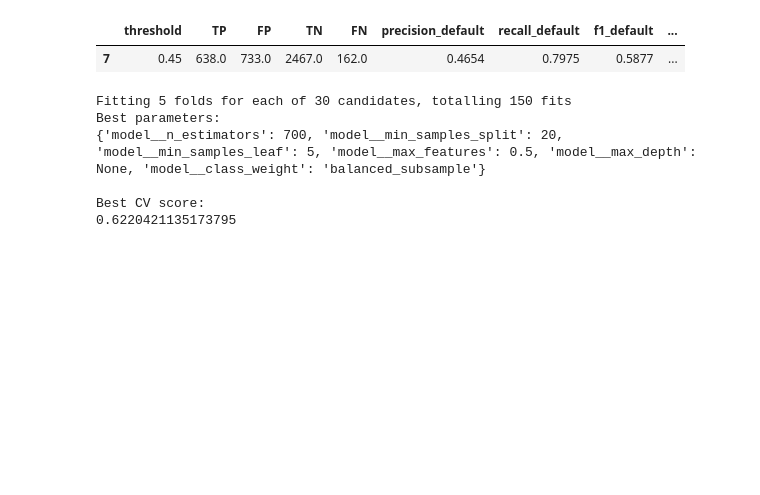
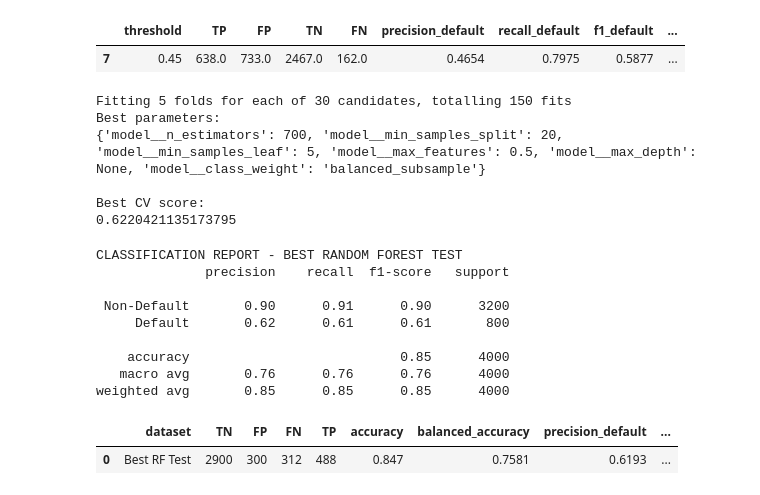
Before and after one commit to andikadibyaa/crs, a Jupyter notebook: backend/crs.ipynb, the cells around one changed output. Saved outputs shown, nothing was run; the diff lists cells and outputs as text; code cells hidden in the pictures; blank space fills up the shorter version.

```diff
--- a/backend/crs.ipynb
+++ b/backend/crs.ipynb
@@ -2389,3 +2389,36 @@ Best parameters:
 
 Best CV score:
 0.6220421135173795
+# %%
+best_rf_pipeline = random_search_rf.best_estimator_
+
+y_test_pred_best_rf = best_rf_pipeline.predict(X_test_rf)
+y_test_proba_best_rf = best_rf_pipeline.predict_proba(X_test_rf)[:, 1]
+
+print("CLASSIFICATION REPORT - BEST RANDOM FOREST TEST")
+print(classification_report(
+    y_test_rf,
+    y_test_pred_best_rf,
+    target_names=['Non-Default', 'Default']
+))
+
+best_rf_eval = pd.DataFrame([
+    evaluate_rf(y_test_rf, y_test_pred_best_rf, y_test_proba_best_rf, 'Best RF Test')
+])
+
+metric_cols = best_rf_eval.columns.drop(['dataset', 'TN', 'FP', 'FN', 'TP'])
+best_rf_eval[metric_cols] = best_rf_eval[metric_cols].round(4)
+
+display(best_rf_eval)
+# %% [output]
+CLASSIFICATION REPORT - BEST RANDOM FOREST TEST
+              precision    recall  f1-score   support
+
+ Non-Default       0.90      0.91      0.90      3200
+     Default       0.62      0.61      0.61       800
+
+    accuracy                           0.85      4000
+   macro avg       0.76      0.76      0.76      4000
+weighted avg       0.85      0.85      0.85      4000
+|  | dataset | TN | FP | FN | TP | accuracy | balanced_accuracy | precision_default | ... |
+| 0 | Best RF Test | 2900 | 300 | 312 | 488 | 0.847 | 0.7581 | 0.6193 | ... |
```
